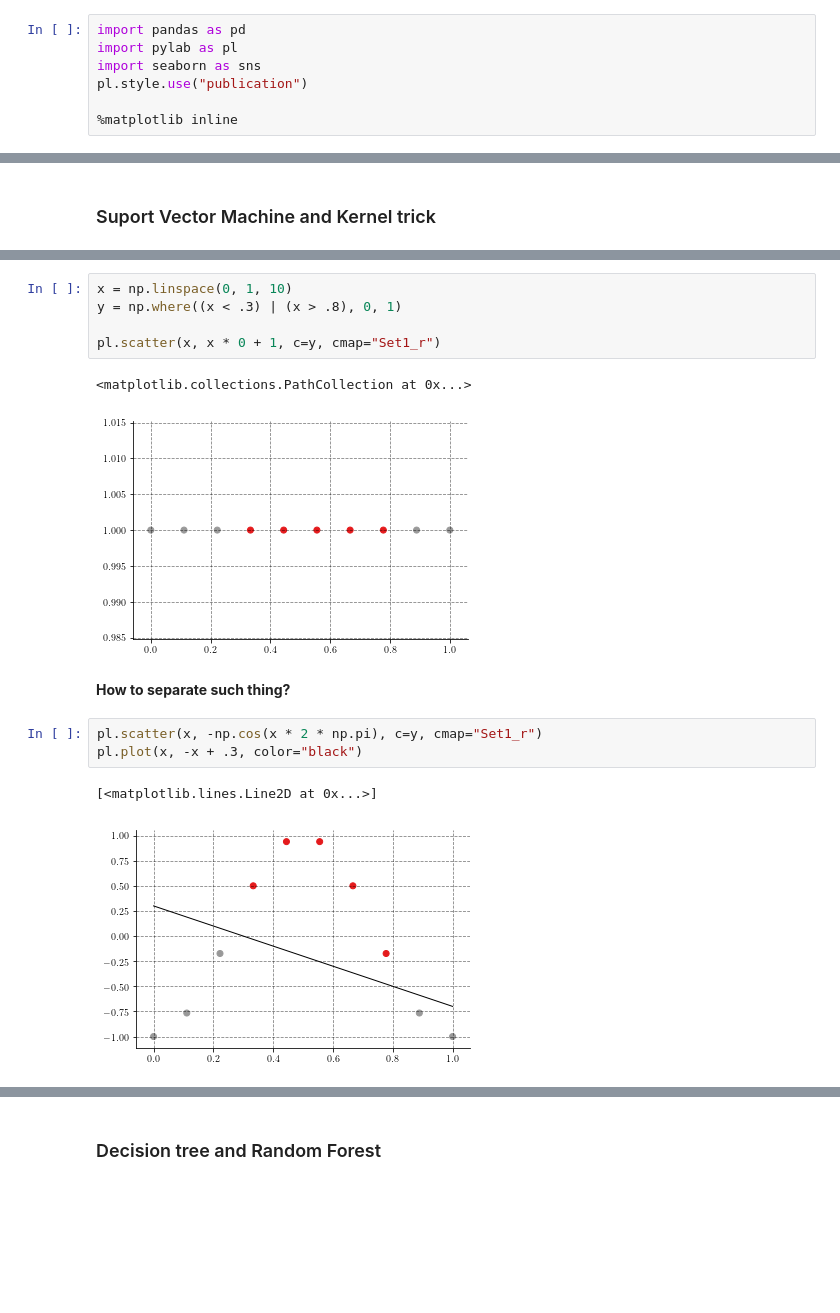
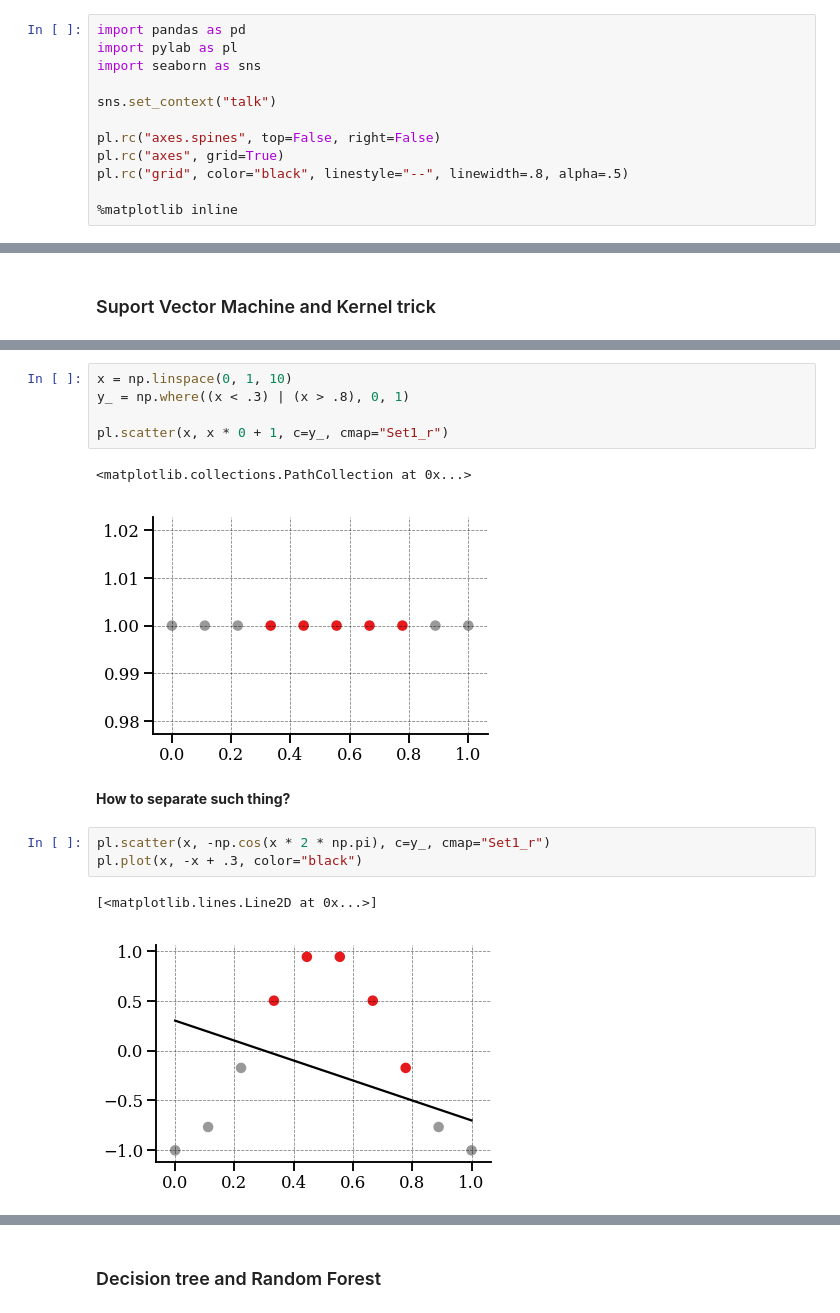
Before and after one commit to locie/simurex2018_workshop, a Jupyter notebook: celliern/machine_learning/workshop_ml.ipynb, the cells around one changed output, grey strips where cells are left out. Cells and saved outputs as stored; diff of their text form; blank space fills up the shorter version.

```diff
--- a/celliern/machine_learning/workshop_ml.ipynb
+++ b/celliern/machine_learning/workshop_ml.ipynb
@@ -48,7 +48,12 @@ The data for this example will be the tip amount in a restaurant : we will try t
 import pandas as pd
 import pylab as pl
 import seaborn as sns
-pl.style.use("publication")
+
+sns.set_context("talk")
+
+pl.rc("axes.spines", top=False, right=False)
+pl.rc("axes", grid=True)
+pl.rc("grid", color="black", linestyle="--", linewidth=.8, alpha=.5)
 
 %matplotlib inline
 # %%
@@ -473,20 +478,20 @@ pl.legend()
 [Going further](https://www.youtube.com/watch?v=N1vOgolbjSc)
 # %%
 x = np.linspace(0, 1, 10)
-y = np.where((x < .3) | (x > .8), 0, 1)
+y_ = np.where((x < .3) | (x > .8), 0, 1)
 
-pl.scatter(x, x * 0 + 1, c=y, cmap="Set1_r")
+pl.scatter(x, x * 0 + 1, c=y_, cmap="Set1_r")
 # %% [output]
 <matplotlib.collections.PathCollection at 0x...>
-[figure, old version]
+[figure, new version]
 # %% [markdown]
 **How to separate such thing?**
 # %%
-pl.scatter(x, -np.cos(x * 2 * np.pi), c=y, cmap="Set1_r")
+pl.scatter(x, -np.cos(x * 2 * np.pi), c=y_, cmap="Set1_r")
 pl.plot(x, -x + .3, color="black")
 # %% [output]
 [<matplotlib.lines.Line2D at 0x...>]
-[figure, old version]
+[figure, new version]
 # %%
 from sklearn.svm import SVR
 
```
Also changed, not shown: parts of 25 cells of this notebook.
